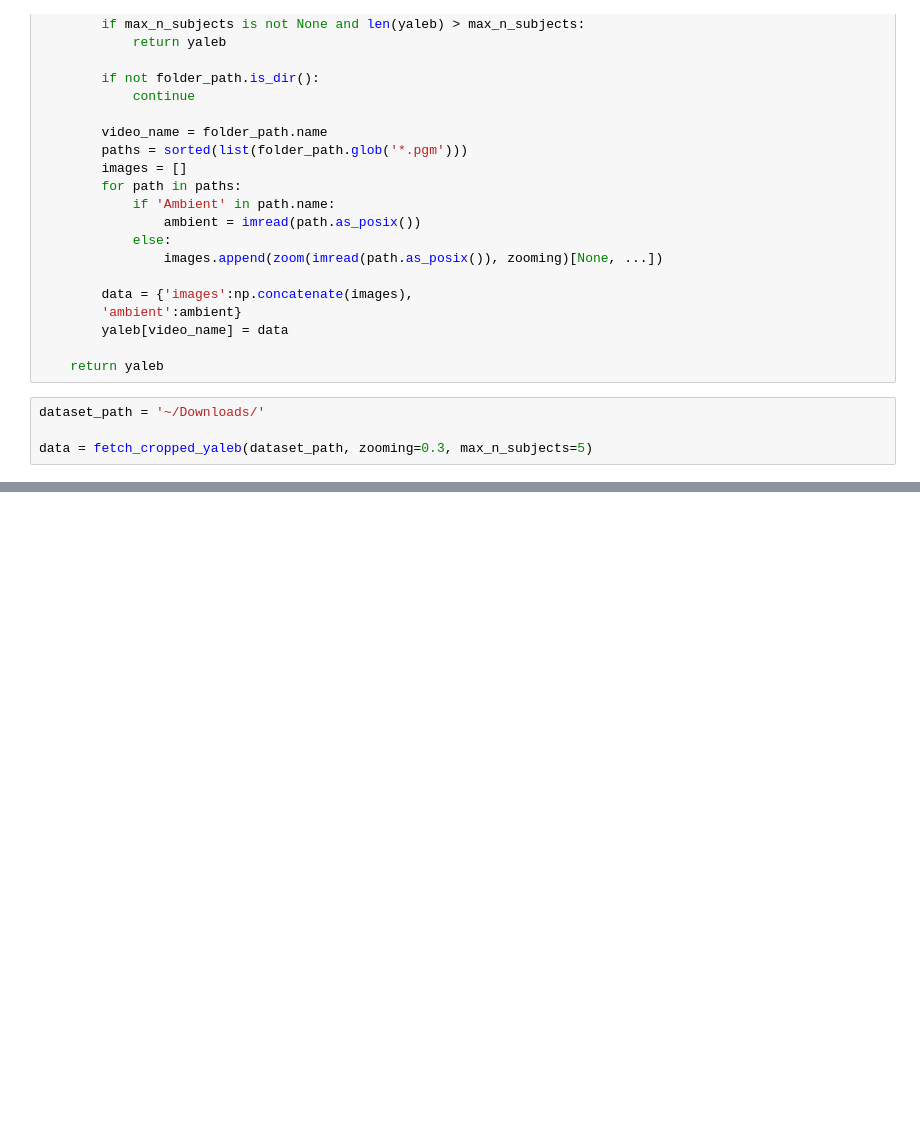
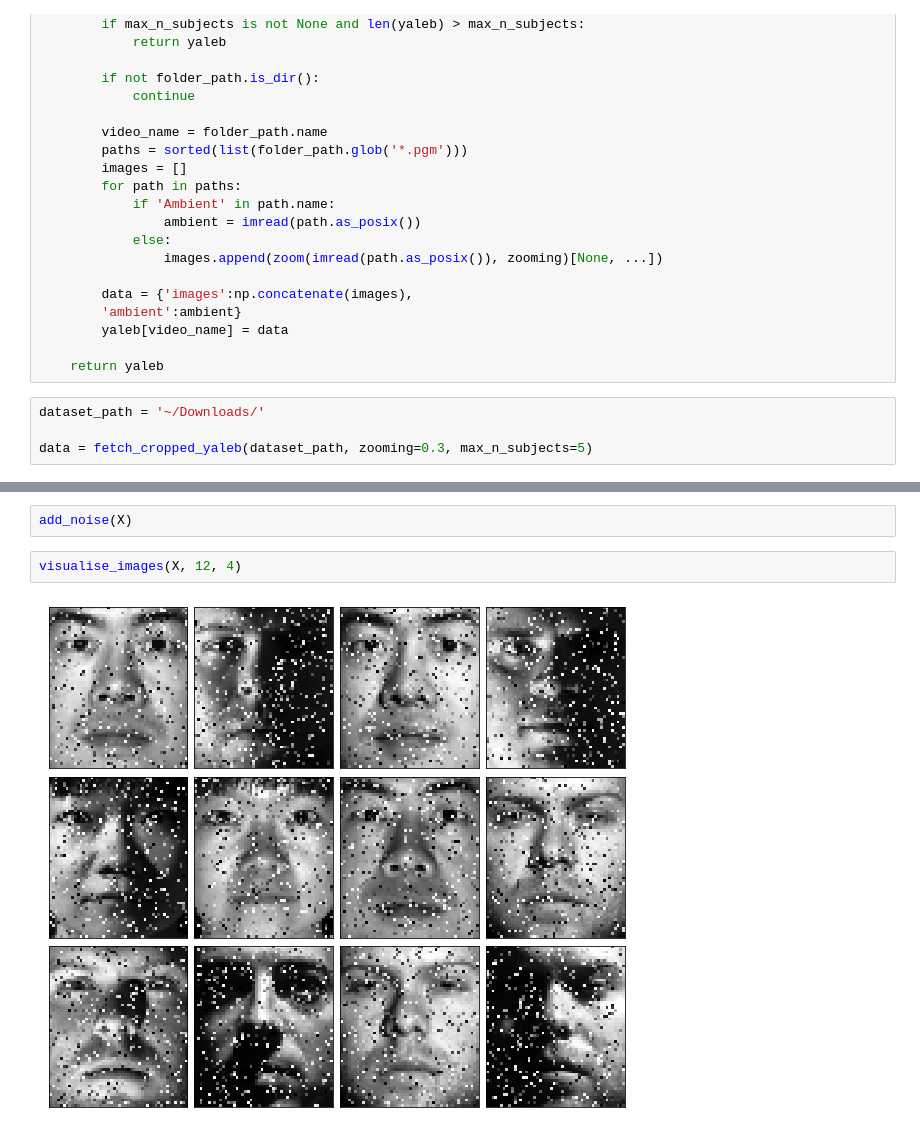
Before and after one commit to sydneygentile20/MATH578F22CSULB, a Jupyter notebook: Lectures/yaleB_RPCA.ipynb, the cells around one changed output, grey strips where cells are left out. Drawn from its saved outputs; the diff is of its cells as text; blank space fills up the shorter version.

```diff
--- a/Lectures/yaleB_RPCA.ipynb
+++ b/Lectures/yaleB_RPCA.ipynb
@@ -93,0 +123,6 @@ data
+# %%
+add_noise(X)
+# %%
+visualise_images(X, 12, 4)
+# %% [output]
+[figure, added]
```
Also changed, not shown: parts of 6 cells of this notebook, 3 other files.
